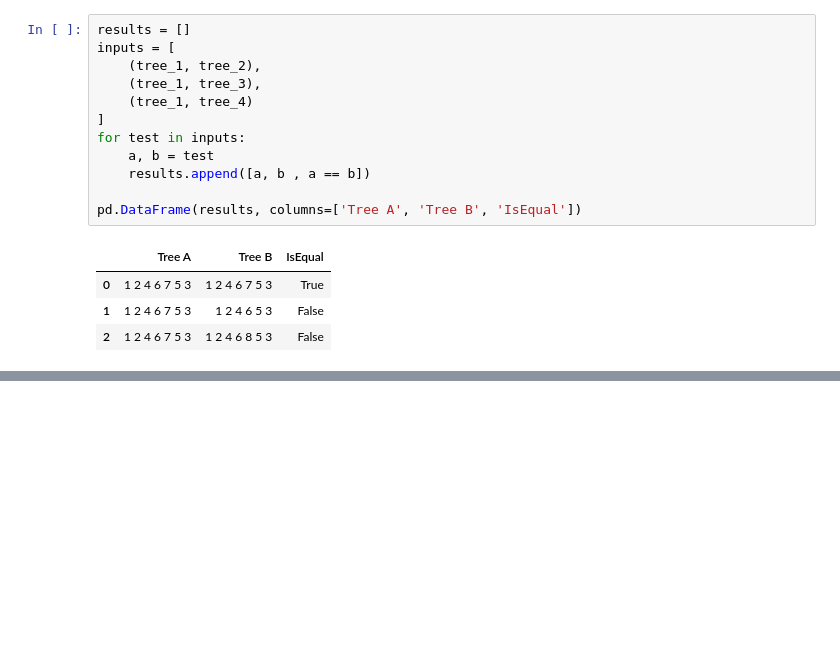
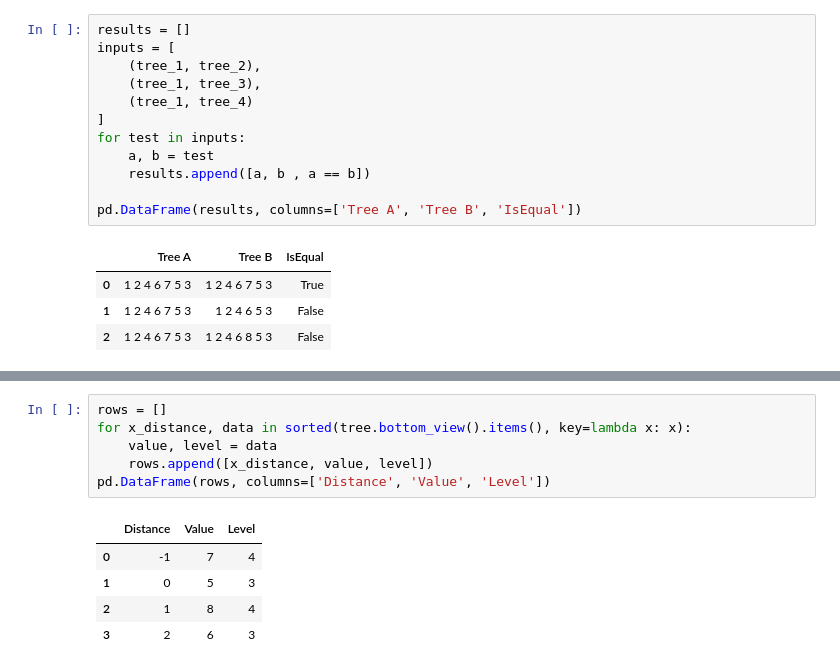
Before and after one commit to brunolcarli/GooGraph, a Jupyter notebook: BinaryTree_exercise_list.ipynb, the cells around one changed output, grey strips where cells are left out. Saved outputs shown, nothing was run; the diff lists cells and outputs as text; blank space fills up the shorter version.

```diff
--- a/BinaryTree_exercise_list.ipynb
+++ b/BinaryTree_exercise_list.ipynb
@@ -650,0 +716,12 @@ class Node:
+# %%
+rows = []
+for x_distance, data in sorted(tree.bottom_view().items(), key=lambda x: x):
+    value, level = data
+    rows.append([x_distance, value, level])
+pd.DataFrame(rows, columns=['Distance', 'Value', 'Level'])
+# %% [output]
+|  | Distance | Value | Level |
+| 0 | -1 | 7 | 4 |
+| 1 | 0 | 5 | 3 |
+| 2 | 1 | 8 | 4 |
+| 3 | 2 | 6 | 3 |
```
Also changed, not shown: parts of 3 cells of this notebook.
